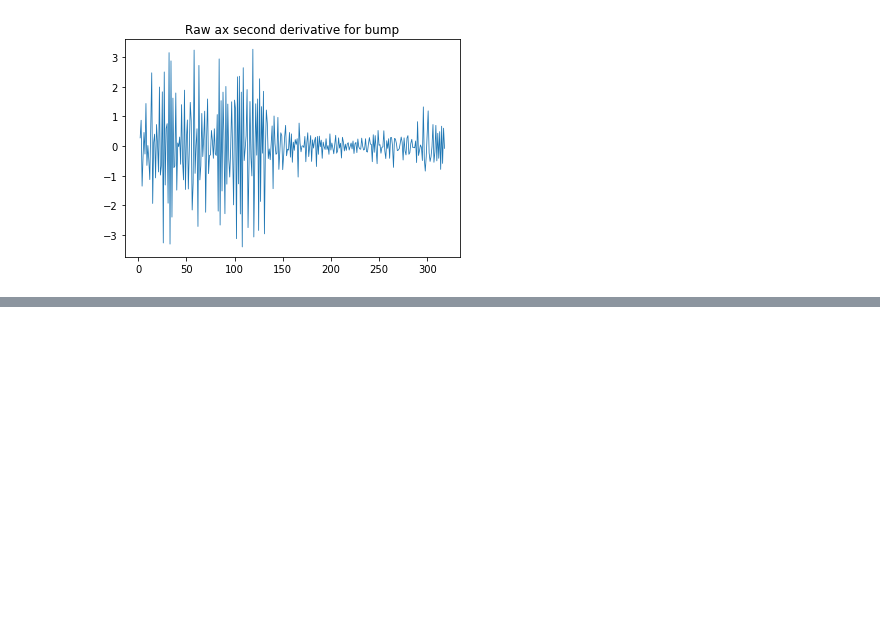
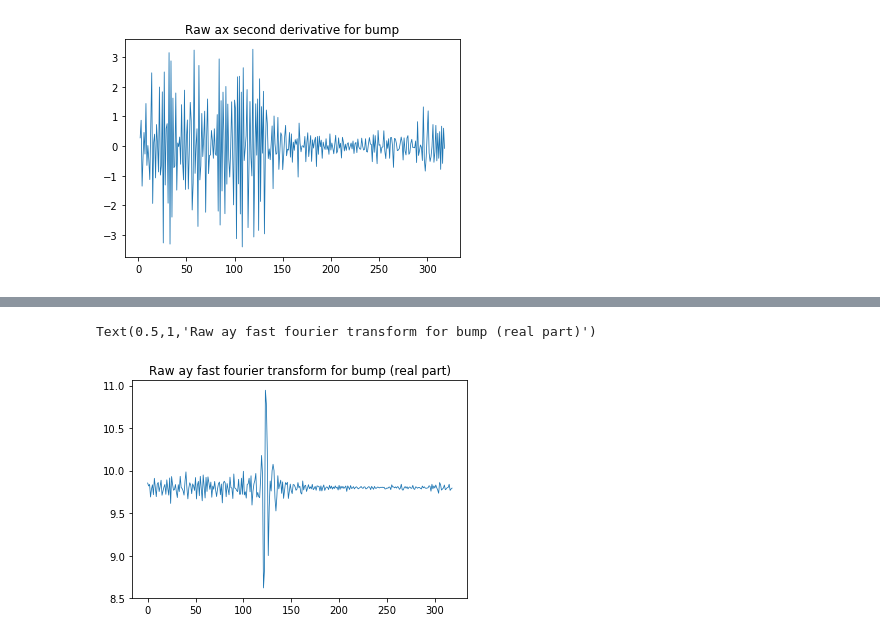
Before and after one commit to codemogroup/PythonGraphs, a Jupyter notebook: graphsFor_iRoads.ipynb, the cells around one changed output, grey strips where cells are left out. Saved outputs shown, nothing was run; the diff lists cells and outputs as text; code cells hidden in the pictures; blank space fills up the shorter version.

```diff
--- a/graphsFor_iRoads.ipynb
+++ b/graphsFor_iRoads.ipynb
@@ -133,0 +211,6 @@ Text(0.5,1,'Raw ax second derivative for bump')
+# %%
+(dataBump.acceY_raw.plot.line(lw=0.8))
+plt.title('Raw ay fast fourier transform for bump (real part)')
+# %% [output]
+Text(0.5,1,'Raw ay fast fourier transform for bump (real part)')
+[figure, added]
```
Also changed, not shown: parts of 18 cells of this notebook.
